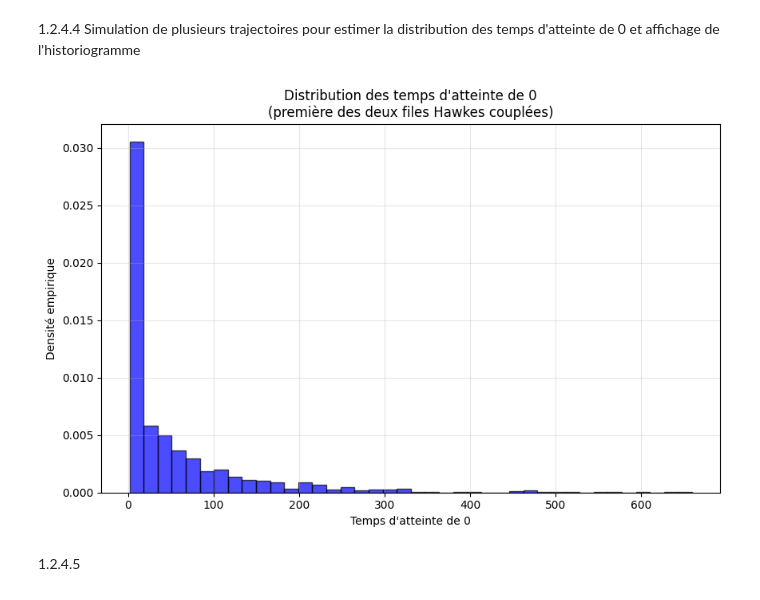
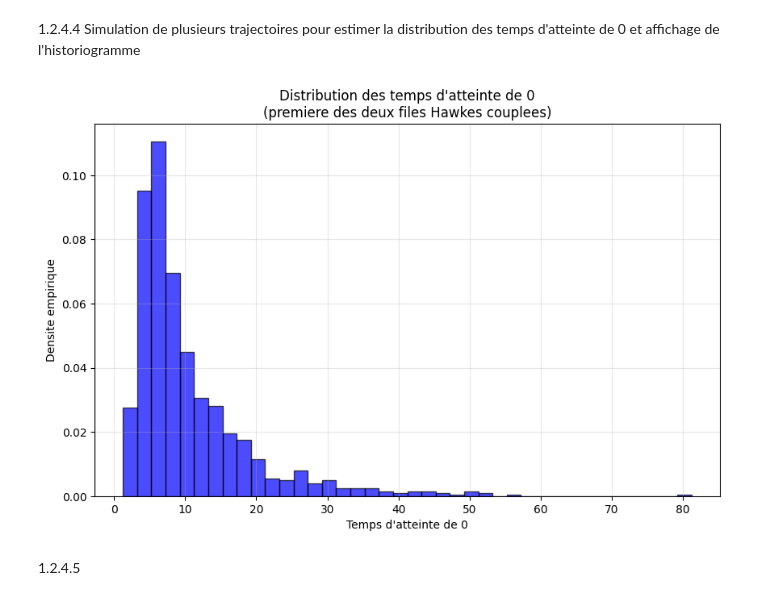
Before and after one commit to beaserr/modal_simulation_carnets, a Jupyter notebook: rendu_intermediaire-2.ipynb, the cells around one changed output. Cells and saved outputs as stored; diff of their text form; code cells hidden in the pictures.

```diff
--- a/rendu_intermediaire-2.ipynb
+++ b/rendu_intermediaire-2.ipynb
@@ -364,8 +369,7 @@ def hawkes_une_file(init, mu_plus, mu_moins, alpha, beta):
 1.2.4.3
 On commence par estimer la distribution des temps d’atteinte de zero pour les deux files d’attente couplées.
 # %%
-def temps_atteinte_zero_deux_files(init_achat, init_vente, mu_plus, mu_moins, alpha, beta):
-
+def temps_atteinte_zero_deux_files(init_achat, init_vente, mu_plus, mu_minus, alpha, beta):
     t = 0.0
     achat = int(init_achat)
     vente = int(init_vente)
@@ -376,61 +380,54 @@ def temps_atteinte_zero_deux_files(init_achat, init_vente, mu_plus, mu_moins, al
     z_dim_vente = 0.0
 
     while achat > 0 and vente > 0:
-
-        lam_bid = max(0.0, mu_moins - alpha * (z_aug_achat + z_aug_vente) + alpha * (z_dim_achat + z_dim_vente))
-        lam_ask = max(0.0, mu_moins - alpha * (z_aug_vente + z_aug_achat) + alpha * (z_dim_vente + z_dim_achat))
-
-        total = 2 * mu_plus + lam_bid + lam_ask
-
-
+        lam_achat = max(0, mu_minus - alpha * (z_aug_achat + z_dim_vente) + alpha * (z_dim_achat + z_aug_vente))
+        lam_vente = max(0, mu_minus - alpha * (z_aug_vente + z_dim_achat) + alpha * (z_dim_vente + z_aug_achat))
+        total = 2 * mu_plus + lam_achat + lam_vente
 
         dt = np.random.exponential(1 / total)
-
         noyau = np.exp(-beta * dt)
-
         z_aug_achat *= noyau
         z_dim_achat *= noyau
         z_aug_vente *= noyau
         z_dim_vente *= noyau
-
         t += dt
 
         u = np.random.random() * total
-
         if u < mu_plus:
             achat += 1
             z_aug_achat += 1
-
         elif u < 2 * mu_plus:
             vente += 1
             z_aug_vente += 1
-
-        elif u < 2 * mu_plus + lam_bid:
+        elif u < 2 * mu_plus + lam_achat:
             achat -= 1
             z_dim_achat += 1
-
         else:
             vente -= 1
             z_dim_vente += 1
 
-    return t
+    if achat == 0:
+        side = -1
+    else:
+        side = +1
+    return t, achat, vente, side
 # %% [markdown]
 1.2.4.4 Simulation de plusieurs trajectoires pour estimer la distribution des temps d'atteinte de 0 et affichage de l'historiogramme
 # %%
 n = 1000
 T = np.empty(n)
 for i in range(n):
-    T[i] = temps_atteinte_zero_deux_files(Q_ASK, Q_ASK, MU_PLUS, MU_MINUS, ALPHA, BETA)
+    T[i] = temps_atteinte_zero_deux_files(Q_ASK, Q_BID, mu_plus, mu_minus, alpha, beta)[0]
 
 plt.figure(figsize=(10, 6))
 plt.hist(T, bins=40, density=True, alpha=0.7, color='blue', edgecolor='black')
 plt.xlabel("Temps d'atteinte de 0")
-plt.ylabel("Densité empirique")
-plt.title("Distribution des temps d'atteinte de 0\n(première des deux files Hawkes couplées)")
+plt.ylabel("Densite empirique")
+plt.title("Distribution des temps d'atteinte de 0\n(premiere des deux files Hawkes couplees)")
 plt.grid(alpha=0.3)
 plt.show()
 # %% [output]
-[figure, old version]
+[figure, new version]
 # %% [markdown]
 1.2.4.5
 # %%
```
Also changed, not shown: parts of 30 cells of this notebook.
